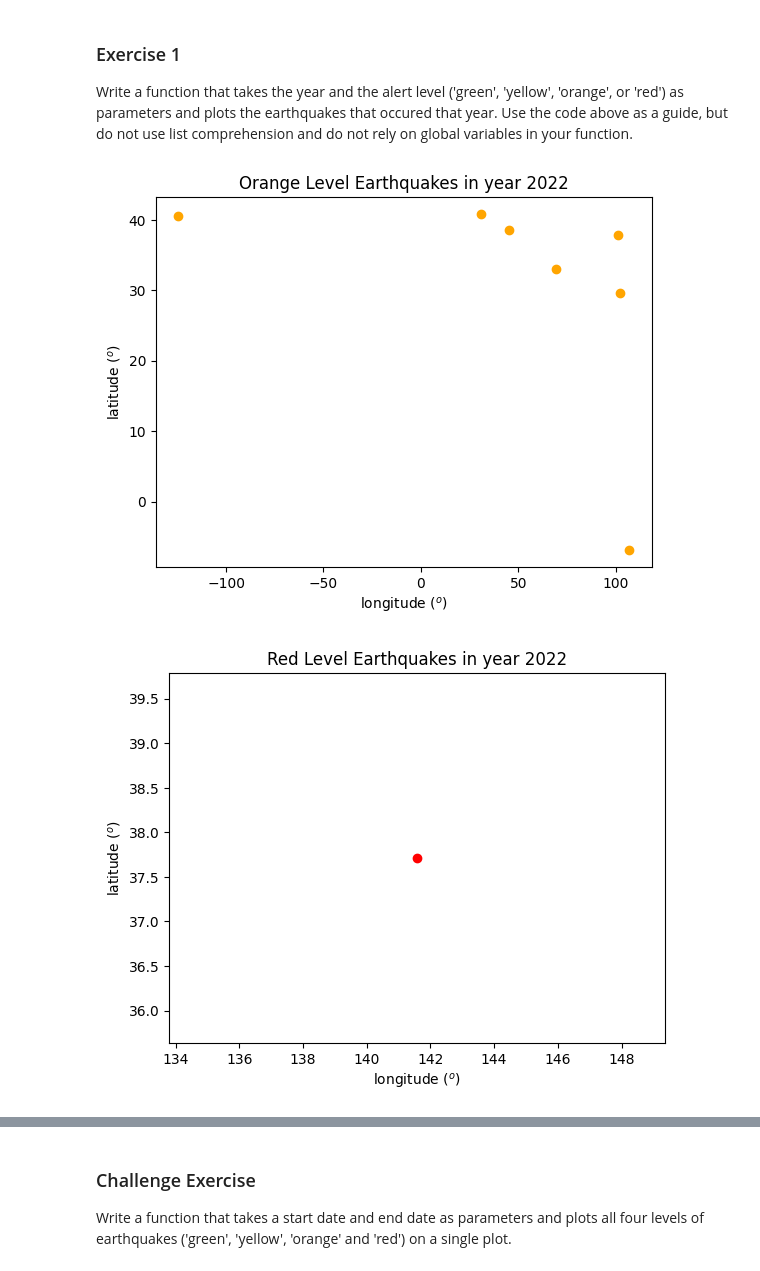
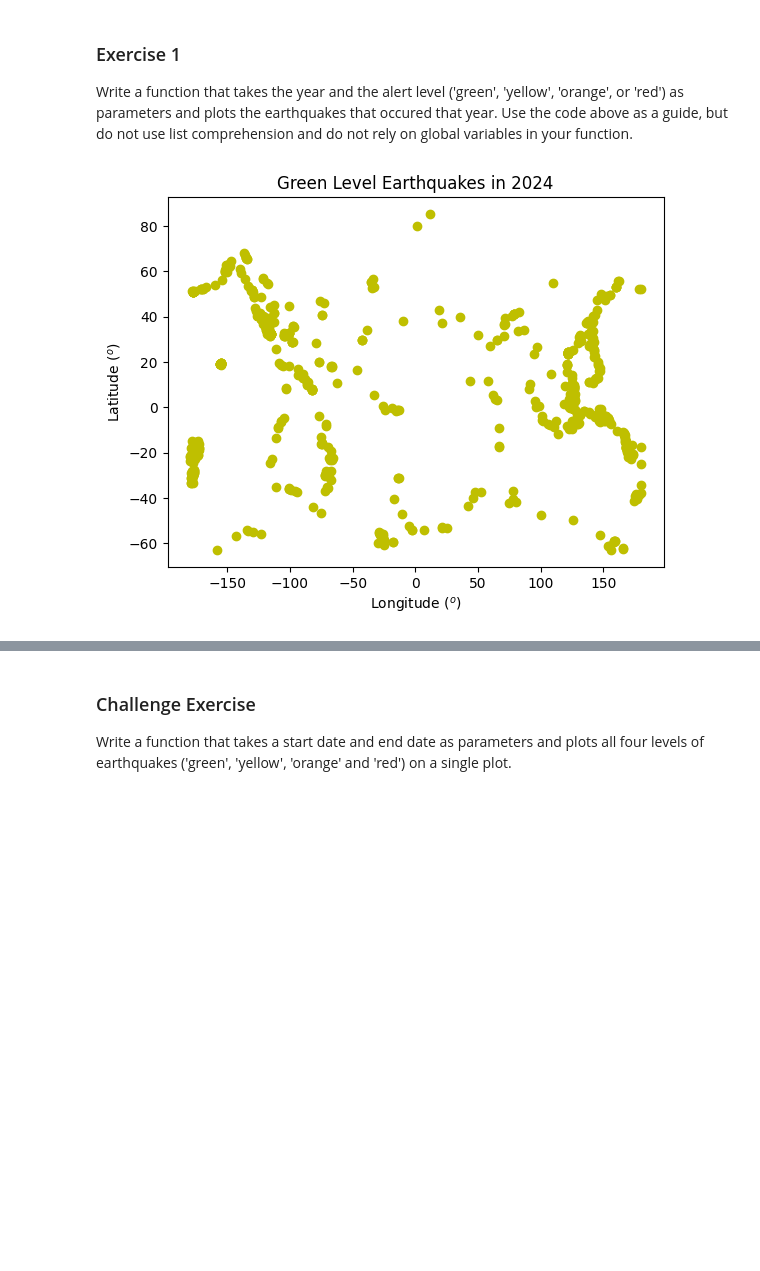
Before and after one commit to MarlaS02/comp215, a Jupyter notebook: labs/lab01-introduction.ipynb, the cells around one changed output, grey strips where cells are left out. Saved outputs shown, nothing was run; the diff lists cells and outputs as text; code cells hidden in the pictures; blank space fills up the shorter version.

```diff
--- a/labs/lab01-introduction.ipynb
+++ b/labs/lab01-introduction.ipynb
@@ -143,34 +163,27 @@ plt.show()
 Write a function that takes the year and the alert level ('green', 'yellow', 'orange', or 'red') as parameters and plots the earthquakes that occured that year.  Use the code above as a guide, but do not use list comprehension and do not rely on global variables in your function.
 # %%
 # your Ex. 1 code here
-import requests
-import json
-import matplotlib.pyplot as plt
-def plot_earthquakes(year, alert_level):
-  params_dict = {"format": "geojson", "starttime": f"{year}-01-01", "endtime": f"{year}-12-31", "alertlevel": alert_level}
-  api_url = "https://earthquake.usgs.gov/fdsnws/event/1/query?"
+def Earthquakes(year, alert_level):
+  params_dict = {'format': 'geojson', 'starttime': f'{year}-01-01', 'endtime': f'{year}-12-31', 'alertlevel': alert_level}
+  api_url = 'https://earthquake.usgs.gov/fdsnws/event/1/query?'
   response = requests.get(api_url, params = params_dict)
   data = json.loads(response.text)
-  locations = []
+
   longitudes = []
   latitudes = []
-  for feature in data["features"]:
-    coordinates = feature["geometry"]["coordinates"]
-    locations.append(coordinates)
-    longitudes.append(coordinates[0])
-    latitudes.append(coordinates[1])
+
+  for event in data['features']:
+    location = event['geometry']['coordinates']
+    longitudes.append(location[0])
+    latitudes.append(location[1])
 
   fig, ax = plt.subplots()
-  ax.scatter(longitudes, latitudes, color = alert_level, label = "Events")
-  ax.set_xlabel(r"longitude ($^o$)")
-  ax.set_ylabel(r"latitude ($^o$)")
-  ax.set_title(f"{alert_level.capitalize()} Level Earthquakes in year {year}")
+  ax.scatter(longitudes, latitudes, color = 'y', label = 'Events')
+  ax.set_xlabel(r'Longitude ($^o$)')
+  ax.set_ylabel(r'Latitude ($^o$)')
+  ax.set_title(f'{alert_level.capitalize()} Level Earthquakes in {year}')
   plt.show()
 
-plot_earthquakes(2022, "orange")
-plot_earthquakes(2022, "red")
-plot_earthquakes(2022, "yellow")
-plot_earthquakes(2022, "green")
+Earthquakes(2024, 'green')
 # %% [output]
-[figure, old version]
+[figure, new version]
-[figure, removed]
```
Also changed, not shown: parts of 4 cells of this notebook.
